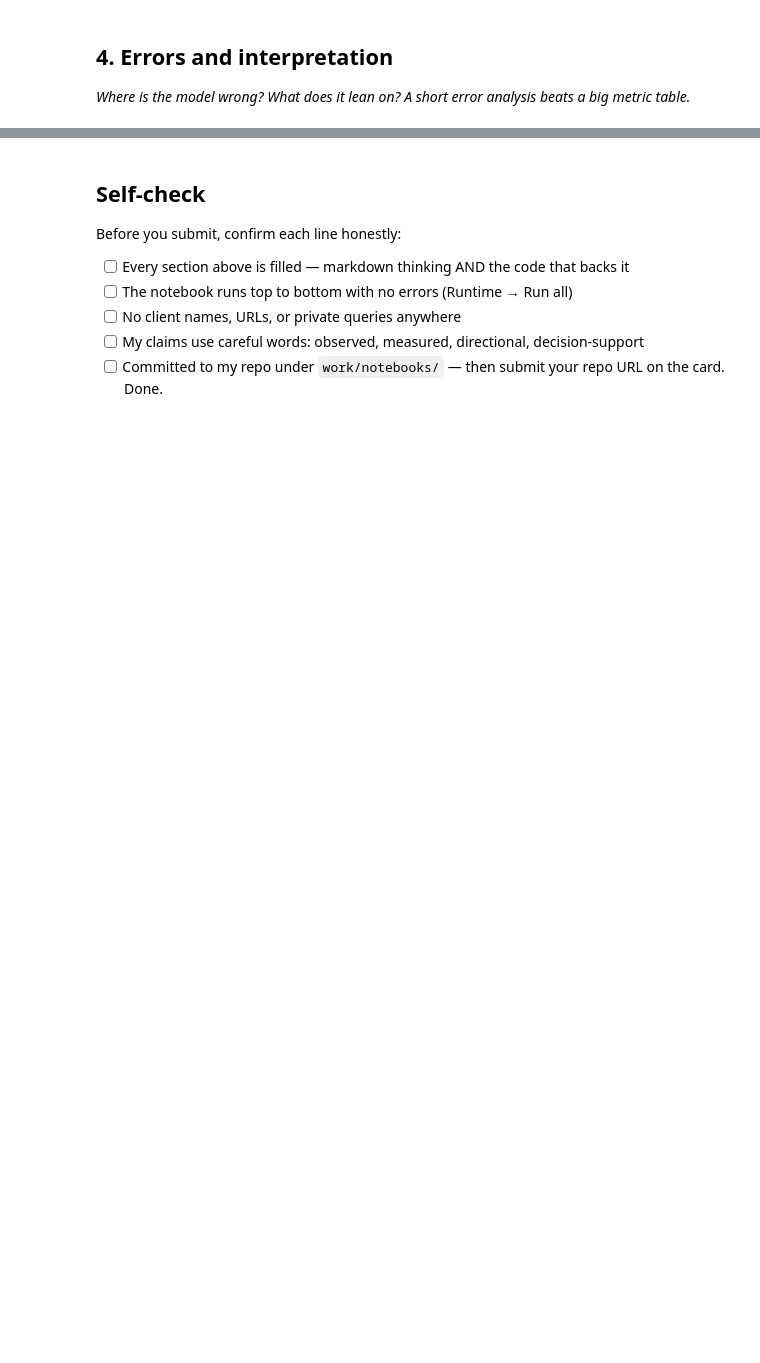
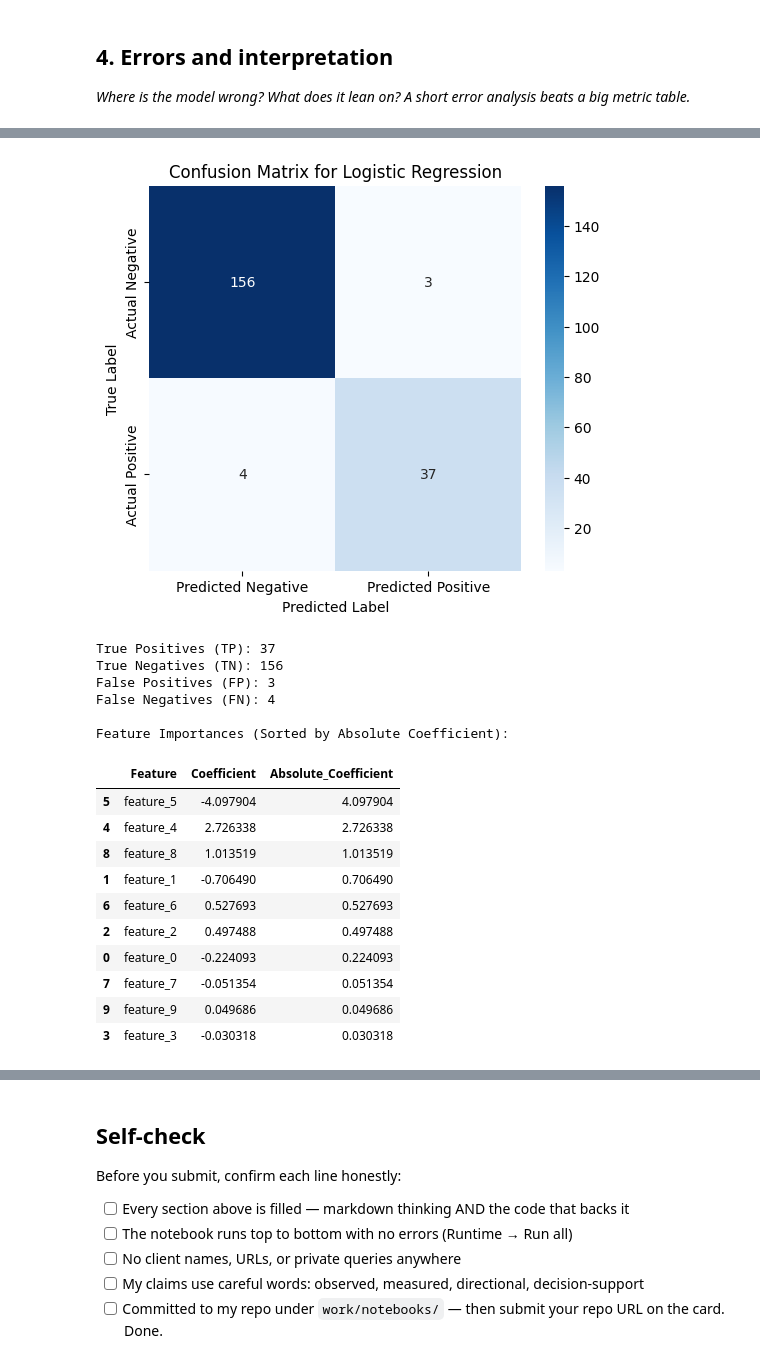
Before and after one commit to Faizan-Hussain-Dev/FlyrankMainAssignment, a Jupyter notebook: work/notebooks/w05_model.ipynb, the cells around one changed output, grey strips where cells are left out. Cells and saved outputs as stored; diff of their text form; code cells hidden in the pictures; blank space fills up the shorter version.

```diff
--- a/work/notebooks/w05_model.ipynb
+++ b/work/notebooks/w05_model.ipynb
@@ -29,0 +98,9 @@ This skeleton is yours to fill. Work the sections **in order** — each one has
+# %%
+# Perform a stratified train-test split
+X_train, X_test, y_train, y_test = train_test_split(X, y, test_size=0.2, stratify=y, random_state=42)
+
+print(f"X_train shape: {X_train.shape}, y_train shape: {y_train.shape}")
+print(f"X_test shape: {X_test.shape}, y_test shape: {y_test.shape}")
+
+print(f"\nTrain target distribution:\n{pd.Series(y_train).value_counts(normalize=True)}")
+print(f"Test target distribution:\n{pd.Series(y_test).value_counts(normalize=True)}")
@@ -36,0 +184,64 @@ This skeleton is yours to fill. Work the sections **in order** — each one has
+# %%
+# 1. Confusion Matrix
+cm = confusion_matrix(y_test, y_pred_lr)
+
+plt.figure(figsize=(6, 5))
+sns.heatmap(cm, annot=True, fmt='d', cmap='Blues',
+            xticklabels=['Predicted Negative', 'Predicted Positive'],
+            yticklabels=['Actual Negative', 'Actual Positive'])
+plt.xlabel('Predicted Label')
+plt.ylabel('True Label')
+plt.title('Confusion Matrix for Logistic Regression')
+plt.show()
+
+print(f"\nTrue Positives (TP): {cm[1, 1]}")
+print(f"True Negatives (TN): {cm[0, 0]}")
+print(f"False Positives (FP): {cm[0, 1]}")
+print(f"False Negatives (FN): {cm[1, 0]}")
+
+# 2. Feature Importance (Coefficients)
+feature_names = [f'feature_{i}' for i in range(X.shape[1])]
+coefficients = pd.DataFrame({'Feature': feature_names, 'Coefficient': model.coef_[0]})
+coefficients['Absolute_Coefficient'] = np.abs(coefficients['Coefficient'])
+coefficients = coefficients.sort_values(by='Absolute_Coefficient', ascending=False)
+
+print("\nFeature Importances (Sorted by Absolute Coefficient):")
+display(coefficients)
+
+# 3. Concrete Wrong Cases
+# Get misclassified samples from the test set
+misclassified_mask = (y_test != y_pred_lr)
+errors_features = X_test[misclassified_mask]
+errors_actual_labels = y_test[misclassified_mask]
+errors_predicted_labels = y_pred_lr[misclassified_mask]
+
+print("\n--- Examining 3 Concrete Wrong Cases ---")
+if len(errors_features) > 0:
+    for i in range(min(3, len(errors_features))):
+        print(f"\nError Case {i+1}:")
+        print(f"  Actual Class: {errors_actual_labels[i]}")
+        print(f"  Predicted Class: {errors_predicted_labels[i]}")
+        print(f"  Features:\n{errors_features[i]}")
+        # Add interpretation for why this case might be hard
+        print("  *Interpretation:* (e.g., this case might be ambiguous due to feature values close to decision boundary, or a combination of features pulling in different directions.)")
+else:
+    print("No misclassified examples found in the test set. (This is unlikely with synthetic data, check model performance if this occurs)")
+# %% [output]
+[figure, added]
+True Positives (TP): 37
+True Negatives (TN): 156
+False Positives (FP): 3
+False Negatives (FN): 4
+
+Feature Importances (Sorted by Absolute Coefficient):
+|  | Feature | Coefficient | Absolute_Coefficient |
+| 5 | feature_5 | -4.097904 | 4.097904 |
+| 4 | feature_4 | 2.726338 | 2.726338 |
+| 8 | feature_8 | 1.013519 | 1.013519 |
+| 1 | feature_1 | -0.706490 | 0.706490 |
+| 6 | feature_6 | 0.527693 | 0.527693 |
+| 2 | feature_2 | 0.497488 | 0.497488 |
+| 0 | feature_0 | -0.224093 | 0.224093 |
+| 7 | feature_7 | -0.051354 | 0.051354 |
+| 9 | feature_9 | 0.049686 | 0.049686 |
+| 3 | feature_3 | -0.030318 | 0.030318 |
```
Also changed, not shown: parts of 13 cells of this notebook.
